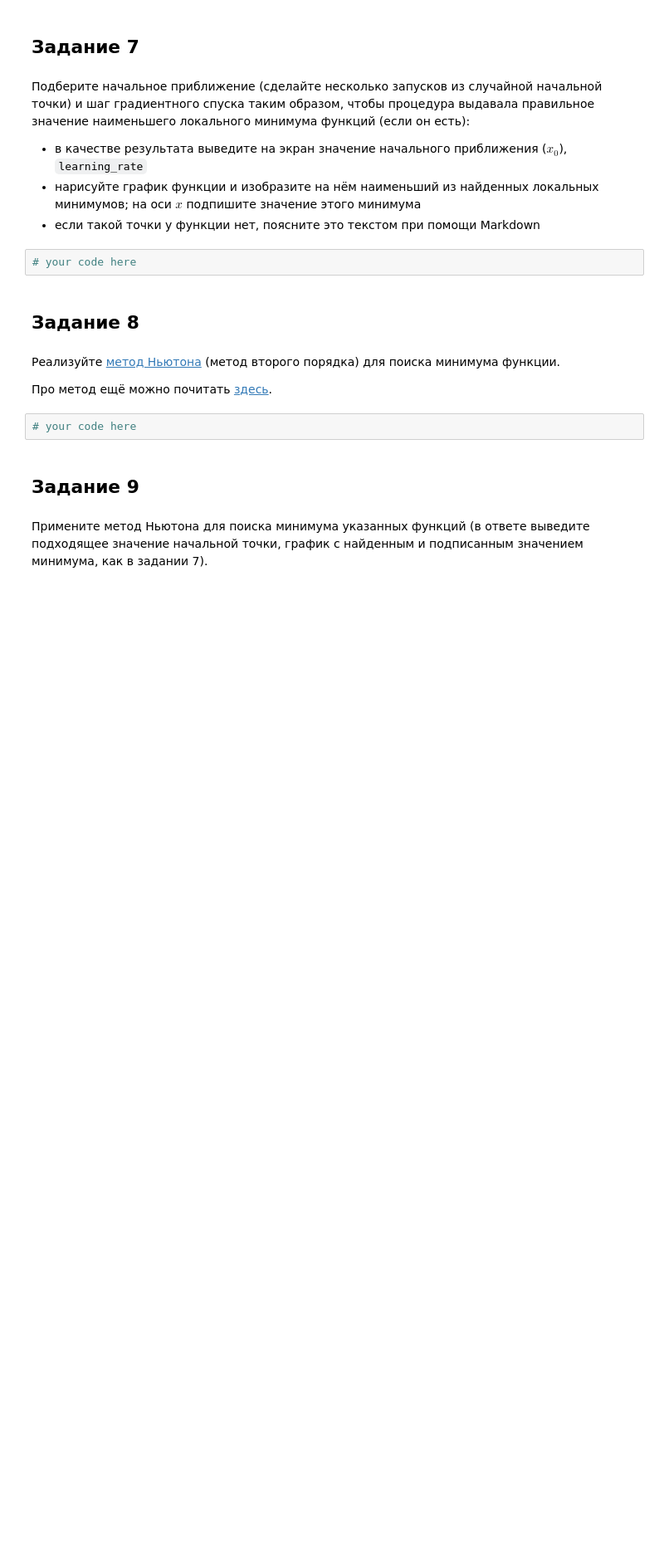
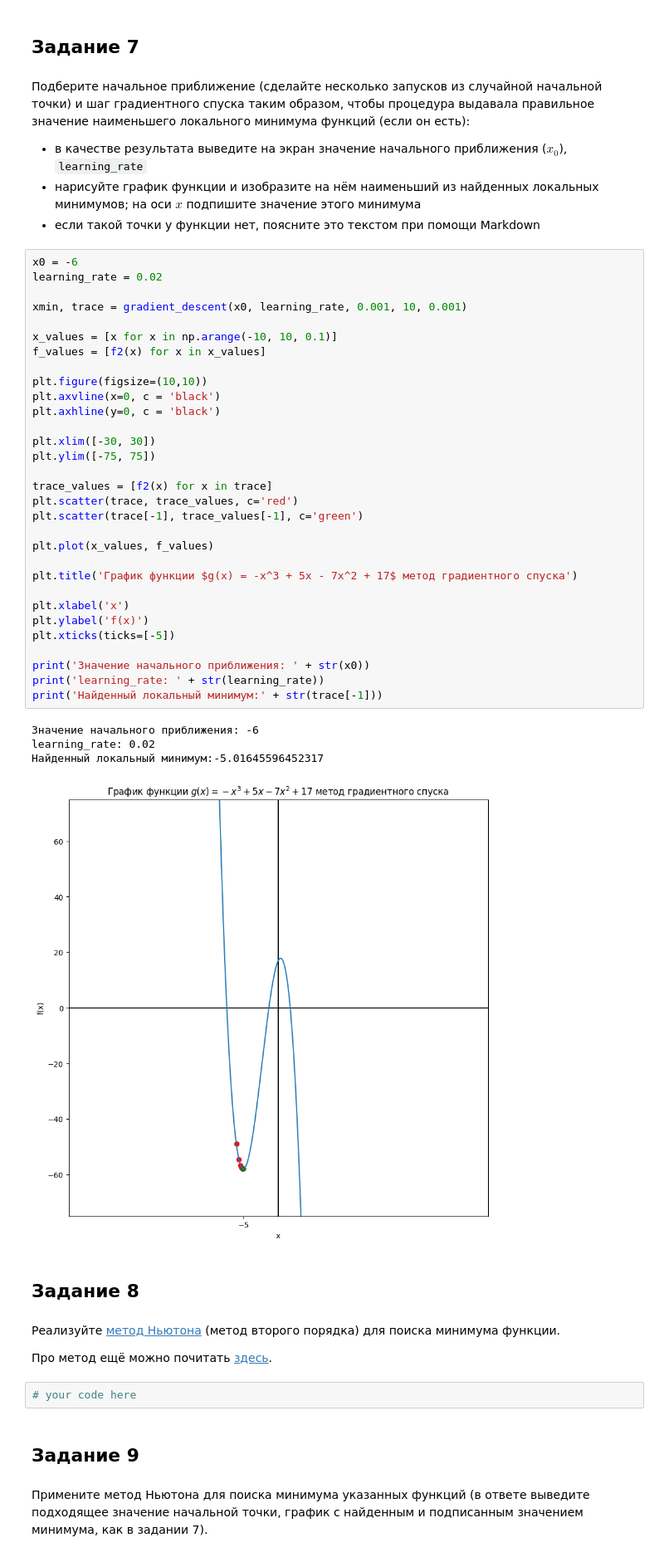
Before and after one commit to olegoid/MLDS_math_2022, a Jupyter notebook: Домашки/mlhs_math_practice_01.ipynb, the cells around one changed output. Shown at 83% size. Saved outputs shown, nothing was run; the diff lists cells and outputs as text; blank space fills up the shorter version.

```diff
--- a/Домашки/mlhs_math_practice_01.ipynb
+++ b/Домашки/mlhs_math_practice_01.ipynb
@@ -394,8 +349,42 @@ Text(0, 0.5, 'f(x)')
 * в качестве результата выведите на экран значение начального приближения ($x_0$), `learning_rate`
 * нарисуйте график функции и изобразите на нём наименьший из найденных локальных минимумов; на оси $x$ подпишите значение этого минимума
 * если такой точки у функции нет, поясните это текстом при помощи Markdown
-# %%
-# your code here
+# %%
+x0 = -6
+learning_rate = 0.02
+
+xmin, trace = gradient_descent(x0, learning_rate, 0.001, 10, 0.001)
+
+x_values = [x for x in np.arange(-10, 10, 0.1)]
+f_values = [f2(x) for x in x_values]
+
+plt.figure(figsize=(10,10))
+plt.axvline(x=0, c = 'black')
+plt.axhline(y=0, c = 'black')
+
+plt.xlim([-30, 30])
+plt.ylim([-75, 75])
+
+trace_values = [f2(x) for x in trace]
+plt.scatter(trace, trace_values, c='red')
+plt.scatter(trace[-1], trace_values[-1], c='green')
+
+plt.plot(x_values, f_values)
+
+plt.title('График функции $g(x) = -x^3 + 5x - 7x^2 + 17$ метод градиентного спуска')
+
+plt.xlabel('x')
+plt.ylabel('f(x)')
+plt.xticks(ticks=[-5])
+
+print('Значение начального приближения: ' + str(x0))
+print('learning_rate: ' + str(learning_rate))
+print('Найденный локальный минимум:' + str(trace[-1]))
+# %% [output]
+Значение начального приближения: -6
+learning_rate: 0.02
+Найденный локальный минимум:-5.01645596452317
+[figure, added]
 # %% [markdown]
 ## Задание 8
 # %% [markdown]
```
Also changed, not shown: parts of 2 cells of this notebook.
